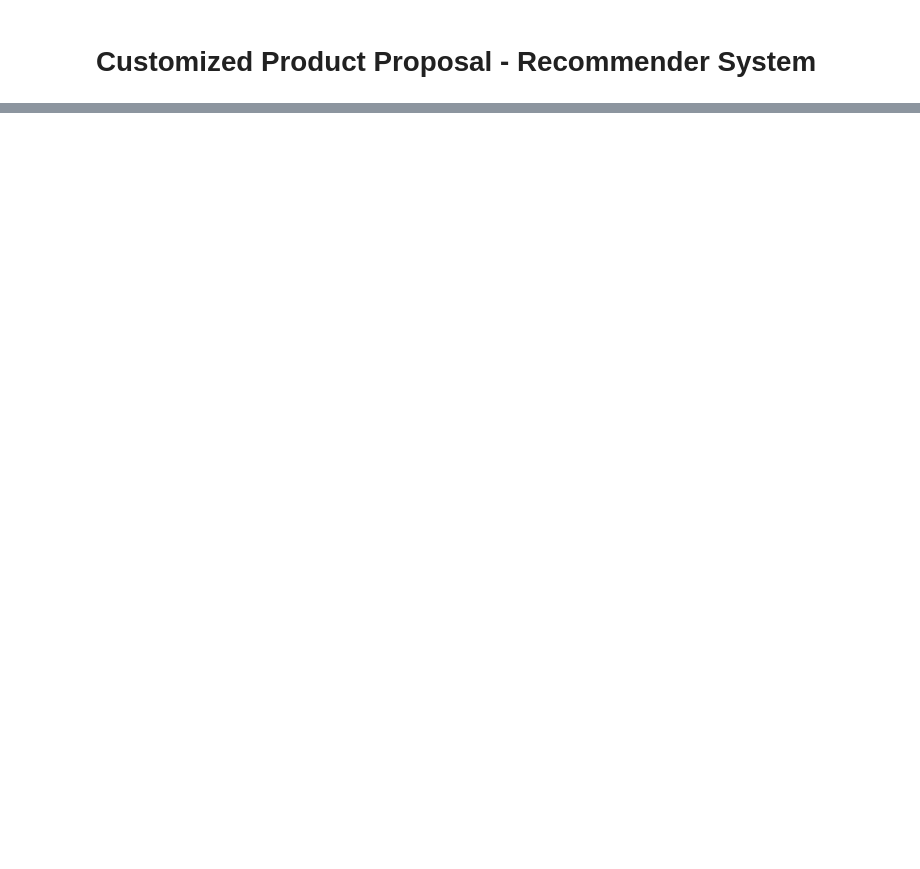
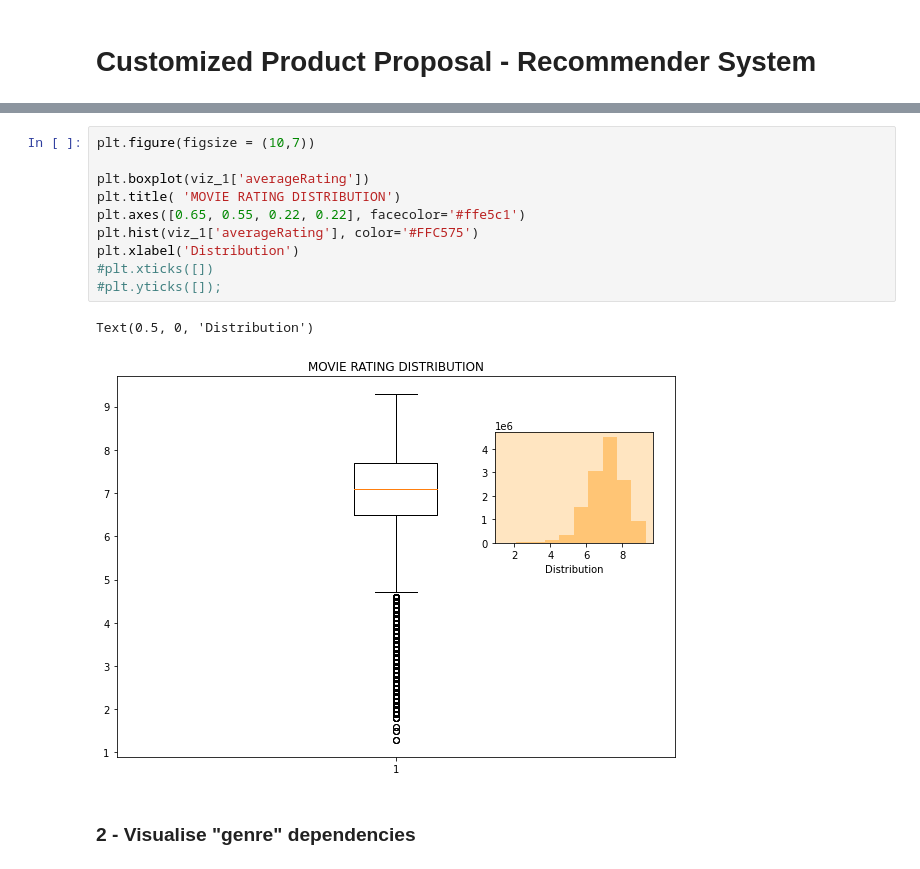
Before and after one commit to jl-datascientist/Customized.Product.Proposal.-.Recommender.System, a Jupyter notebook: 2-DataVisualisation.ipynb, the cells around one changed output, grey strips where cells are left out. Drawn from its saved outputs; the diff is of its cells as text; blank space fills up the shorter version.

```diff
--- a/2-DataVisualisation.ipynb
+++ b/2-DataVisualisation.ipynb
@@ -37,0 +62,15 @@ print(data_m.shape,data_r.shape)
+# %%
+plt.figure(figsize = (10,7))
+
+plt.boxplot(viz_1['averageRating'])
+plt.title( 'MOVIE RATING DISTRIBUTION')
+plt.axes([0.65, 0.55, 0.22, 0.22], facecolor='#ffe5c1')
+plt.hist(viz_1['averageRating'], color='#FFC575')
+plt.xlabel('Distribution')
+#plt.xticks([])
+#plt.yticks([]);
+# %% [output]
+Text(0.5, 0, 'Distribution')
+[figure, added]
+# %% [markdown]
+### 2 - Visualise "genre" dependencies
```
Also changed, not shown: parts of 28 cells of this notebook.
